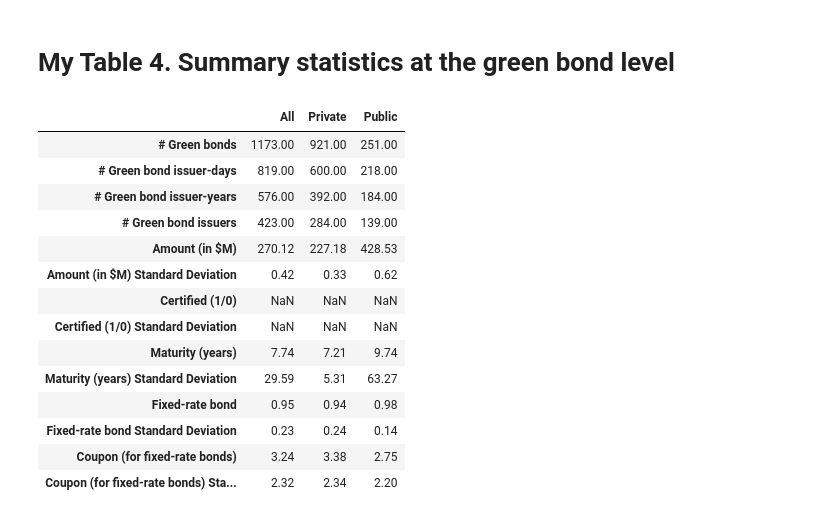
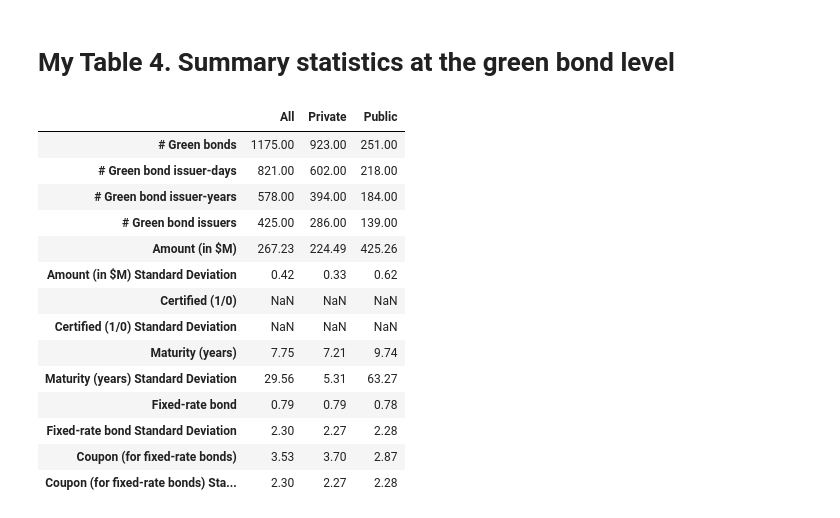
Before and after one commit to ElLorans/GreenBonds, a Jupyter notebook: Data Exploring.ipynb, the cells around one changed output. Drawn from its saved outputs; the diff is of its cells as text; code cells hidden in the pictures.

```diff
--- a/Data Exploring.ipynb
+++ b/Data Exploring.ipynb
@@ -8,4 +8,4 @@ import pandas as pd
 # %%
-filename = 'cleaned_green_bonds.csv'
+FILENAME = 'cleaned_green_bonds.csv'
 # %% [markdown]
 # Original Tables
@@ -147,3 +58,18 @@ df.head()
+# %%
+# Year column is needed for pivot and unique()
+df['Year'] = df['Issue Date'].dt.year
+
+# parse_dates() and pd.to_datetime() fail due to a single date > 3000
+try:
+    df['Maturity'] = df['Maturity'].apply(lambda x: datetime.strptime(
+        # exclude time part with .split()
+        x.split(' ', 1)[0],
+        '%Y-%m-%d').date() if not pd.isna(x) else pd.NaT)
+except AttributeError:
+    print('Maturity has already been converted to date.')
+# %%
+# float required to avoid stack overflow
+df['$ Amount (billion)'] = df['Amount Issued (USD)'].astype(float) / 1000000000
 # %%
 df.columns
 # %% [output]
@@ -317,8 +198,8 @@ table3
 # %% [markdown]
 # My Table 4. Summary statistics at the green bond level
 # %%
-public = df[df.IsPublic == True]
-private = df[df.IsPublic == False]
+public = df[df['Organization Is Public Flag'] == True]
+private = df[df['Organization Is Public Flag'] == False]
 
 public_table4 = dict()
 private_table4 = dict()
@@ -328,7 +209,7 @@ all_firms_table4 = dict()
 df_to_info = ((all_firms_table4, df, 'All'), (private_table4, private, 'Private'),
               (public_table4, public, 'Public'))
 
-table4_columns = list() # list of dfs
+table4_columns = list()  # list of dfs
 
 # create a df (the column of the final df) for each combination
 for dictionary, dataframe, col_name in df_to_info:
@@ -345,59 +226,66 @@ for dictionary, dataframe, col_name in df_to_info:
     dictionary['# Green bond issuers'] = len(dataframe.Issuer.unique())
     dictionary['Amount (in $M)'] = round(dataframe['$ Amount (billion)'].mean(
     ) * 1000, 2)
-    dictionary['Amount (in $M) Standard Deviation'] = round(dataframe['$ Amount (billion)'].std(), 2)
+    dictionary['Amount (in $M) Standard Deviation'] = round(
+        dataframe['$ Amount (billion)'].std(), 2)
     dictionary['Certified (1/0)'] = np.NaN
     dictionary['Certified (1/0) Standard Deviation'] = np.NaN
 
     # get Maturity (years)
     dated = dataframe[['Issue Date', 'Maturity']].dropna()
     # cannot use vectorized subtraction due to date > 3000
     maturities_years = np.array(
         [(start - end.date()).days /
          365 for start, end in zip(
             dated.Maturity, dated['Issue Date'])
          ]
     )
 
     dictionary['Maturity (years)'] = round(np.mean(maturities_years), 2)
-    dictionary['Maturity (years) Standard Deviation'] = round(np.std(maturities_years), 2)
+    dictionary['Maturity (years) Standard Deviation'] = round(
+        np.std(maturities_years), 2)
     #
 
-    is_fixed = dataframe['Coupon Type'].str.lower().str.contains('fixed')
+    # Coupon Class Description and Coupon Class differ 18 times. Former could be more correct, but contains 1 NaN.
+    is_fixed = dataframe['Coupon Class Description'].fillna(
+        dataframe['Current Coupon Class']).str.lower().str.contains('fixed')
     dictionary['Fixed-rate bond'] = round(
         sum(is_fixed) /
-        len(dataframe['Coupon Type']), 2
-                                         )
-    dictionary['Fixed-rate bond Standard Deviation'] = round(is_fixed.std(), 2)
-    dictionary['Coupon (for fixed-rate bonds)'] = round(dataframe[is_fixed].Coupon.mean(), 2)
-    dictionary['Coupon (for fixed-rate bonds) Standard Deviation'] = round(dataframe[is_fixed].Coupon.std(), 2)
+        len(dataframe.index), 2
+    )
+    dictionary['Fixed-rate bond Standard Deviation'] = round(dataframe[is_fixed].Coupon.astype(float).std(), 2)
+    dictionary['Coupon (for fixed-rate bonds)'] = round(
+        dataframe[is_fixed].Coupon.astype(float).mean(), 2)
+    dictionary['Coupon (for fixed-rate bonds) Standard Deviation'] = round(
+        dataframe[is_fixed].Coupon.astype(float).std(), 2)
 
-    col = pd.DataFrame.from_dict(dictionary, orient='index', columns=[col_name])
+    col = pd.DataFrame.from_dict(
+        dictionary, orient='index', columns=[col_name])
     table4_columns.append(col)
 
 # combine columns
 table4 = pd.concat(table4_columns, axis=1)
 
 # without at least 1 format(), formatting sucks
-#table4.loc['Amount (in $M)'] = table4.loc['Amount (in $M)'].apply(
-    #'${0:,.2f}'.format)
+# table4.loc['Amount (in $M)'] = table4.loc['Amount (in $M)'].apply(
+# '${0:,.2f}'.format)
 # table4.loc['Amount (in $M) Standard Deviation'] = table4.loc['Amount (in $M) Standard Deviation'].apply(
 #    '{0:,.2f}'.format)
 
 table4
 # %% [output]
 |  | All | Private | Public |
-| # Green bonds | 1173.00 | 921.00 | 251.00 |
-| # Green bond issuer-days | 819.00 | 600.00 | 218.00 |
-| # Green bond issuer-years | 576.00 | 392.00 | 184.00 |
-| # Green bond issuers | 423.00 | 284.00 | 139.00 |
-| Amount (in $M) | 270.12 | 227.18 | 428.53 |
+| # Green bonds | 1175.00 | 923.00 | 251.00 |
+| # Green bond issuer-days | 821.00 | 602.00 | 218.00 |
+| # Green bond issuer-years | 578.00 | 394.00 | 184.00 |
+| # Green bond issuers | 425.00 | 286.00 | 139.00 |
+| Amount (in $M) | 267.23 | 224.49 | 425.26 |
 | Amount (in $M) Standard Deviation | 0.42 | 0.33 | 0.62 |
 | Certified (1/0) | NaN | NaN | NaN |
 | Certified (1/0) Standard Deviation | NaN | NaN | NaN |
-| Maturity (years) | 7.74 | 7.21 | 9.74 |
-| Maturity (years) Standard Deviation | 29.59 | 5.31 | 63.27 |
-| Fixed-rate bond | 0.95 | 0.94 | 0.98 |
-| Fixed-rate bond Standard Deviation | 0.23 | 0.24 | 0.14 |
-| Coupon (for fixed-rate bonds) | 3.24 | 3.38 | 2.75 |
-| Coupon (for fixed-rate bonds) Sta... | 2.32 | 2.34 | 2.20 |
+| Maturity (years) | 7.75 | 7.21 | 9.74 |
+| Maturity (years) Standard Deviation | 29.56 | 5.31 | 63.27 |
+| Fixed-rate bond | 0.79 | 0.79 | 0.78 |
+| Fixed-rate bond Standard Deviation | 2.30 | 2.27 | 2.28 |
+| Coupon (for fixed-rate bonds) | 3.53 | 3.70 | 2.87 |
+| Coupon (for fixed-rate bonds) Sta... | 2.30 | 2.27 | 2.28 |
```
Also changed, not shown: parts of 60 cells of this notebook, 6 other files.
